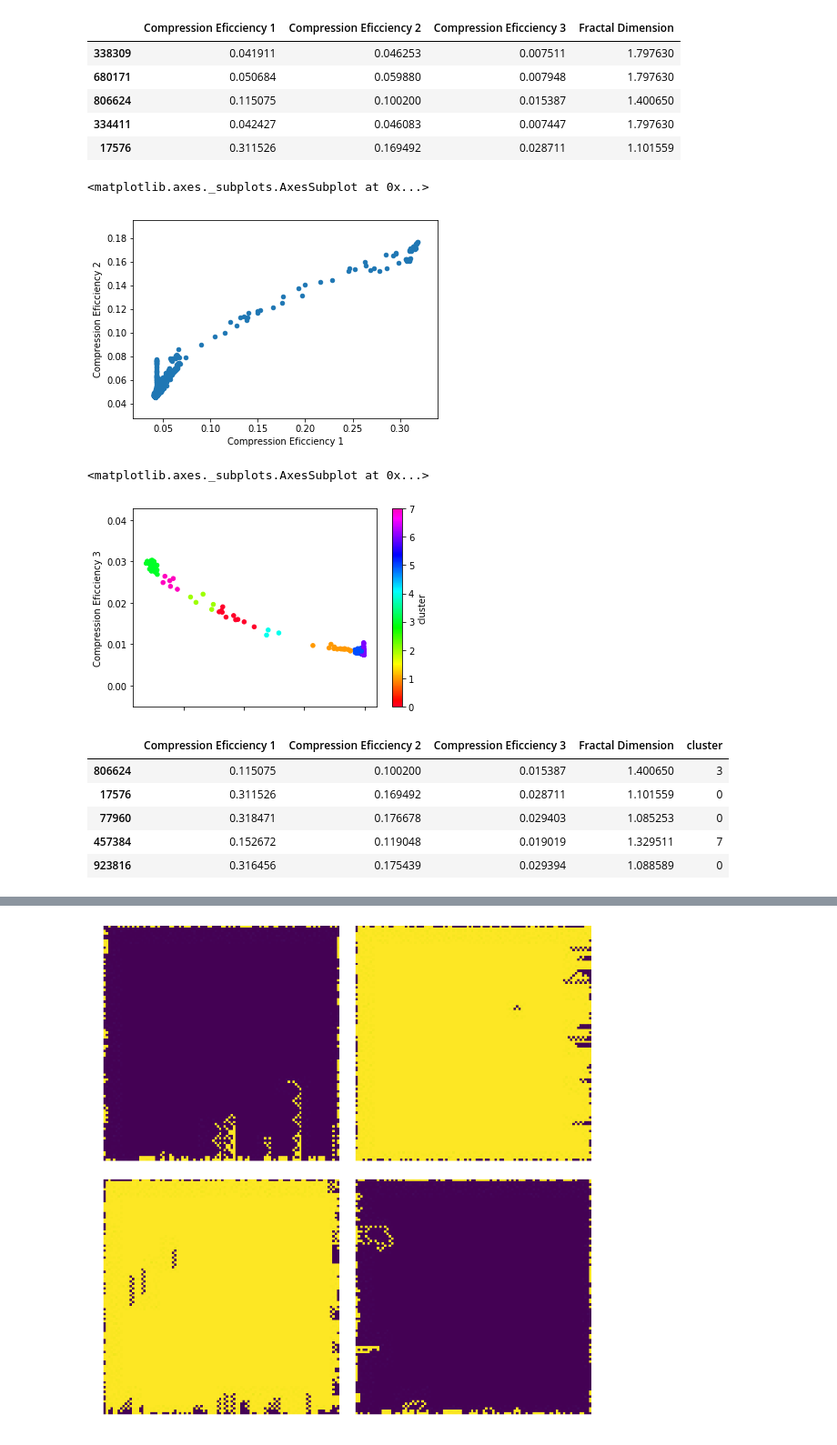
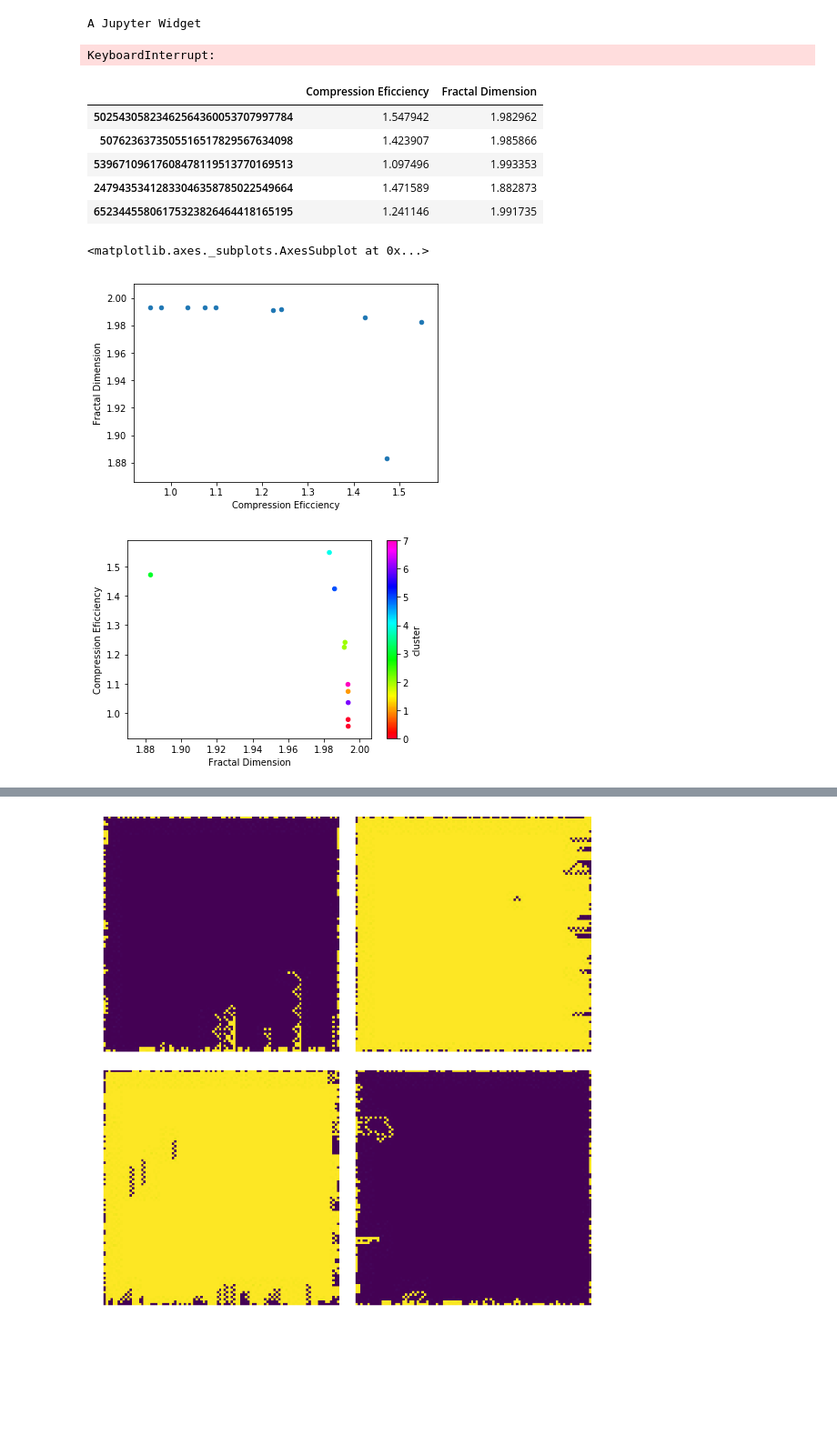
Before and after one commit to mathigatti/CellularAutomataClustering, a Jupyter notebook: clustering.ipynb, the cells around one changed output, grey strips where cells are left out. Shown at 91% size. Saved outputs shown, nothing was run; the diff lists cells and outputs as text; code cells hidden in the pictures; blank space fills up the shorter version.

Commit message:
tiff/gif metric and code improvements

```diff
--- a/clustering.ipynb
+++ b/clustering.ipynb
@@ -2,7 +2,8 @@
 from fractaldimension import fractal_dimension
 import cv2
 import os
-import number2automata
+
+%matplotlib inline
 
 def fractalDimension(number):
     im = cv2.imread('images/'+str(number)+'.tiff', cv2.IMREAD_GRAYSCALE)
@@ -10,13 +11,10 @@ def fractalDimension(number):
     return newDimension
 
 def compressionScore(number):
-    statinfo = os.stat('images/'+str(number)+'.png')
-    png = statinfo.st_size
+    statinfo = os.stat('images/'+str(number)+'.gif')
+    gif = statinfo.st_size
 
     statinfo = os.stat('images/'+str(number)+'.tiff')
     tiff = statinfo.st_size
 
-    statinfo = os.stat('images/'+str(number)+'.jpg')
-    jpg = statinfo.st_size
-
-    return 100/png,100/tiff,100/jpg
+    return tiff/gif
@@ -27,55 +29,53 @@ random.shuffle(numbers)
 # %%
+import random
+import math
+import number2automata
+
 scores = {}
 
-for i in range(1000):
-    number = numbers[i]
+lowerbound = math.pow(10,2)
+upperbound = math.pow(10,32)
+
+for _ in tqdm(range(5)):
+    number = random.randint(lowerbound,upperbound)
     number2automata.numberToAutomata(number,30)
     fscore = fractalDimension(number)
-    cscore1, cscore2, cscore3 = compressionScore(number)
-    scores[number] = {"Fractal Dimension":fscore,"Compression Eficciency 1":cscore1,"Compression Eficciency 2":cscore2,"Compression Eficciency 3":cscore3}
+    cscore = compressionScore(number)
+    scores[number] = {"Fractal Dimension":fscore,"Compression Eficciency":cscore}
+# %% [output]
+A Jupyter Widget
+KeyboardInterrupt:
 # %%
 import pandas as pd
 df = pd.DataFrame(scores)
 df = df.transpose()
 df.head()
 # %% [output]
-|  | Compression Eficciency 1 | Compression Eficciency 2 | Compression Eficciency 3 | Fractal Dimension |
-| 338309 | 0.041911 | 0.046253 | 0.007511 | 1.797630 |
-| 680171 | 0.050684 | 0.059880 | 0.007948 | 1.797630 |
-| 806624 | 0.115075 | 0.100200 | 0.015387 | 1.400650 |
-| 334411 | 0.042427 | 0.046083 | 0.007447 | 1.797630 |
-| 17576 | 0.311526 | 0.169492 | 0.028711 | 1.101559 |
+|  | Compression Eficciency | Fractal Dimension |
+| 50254305823462564360053707997784 | 1.547942 | 1.982962 |
+| 5076236373505516517829567634098 | 1.423907 | 1.985866 |
+| 53967109617608478119513770169513 | 1.097496 | 1.993353 |
+| 24794353412833046358785022549664 | 1.471589 | 1.882873 |
+| 65234455806175323826464418165195 | 1.241146 | 1.991735 |
 # %%
-df.plot(kind='scatter', x='Compression Eficciency 1', y='Compression Eficciency 2')
+df.plot(kind='scatter', x='Compression Eficciency',y="Fractal Dimension")
 # %% [output]
 <matplotlib.axes._subplots.AxesSubplot at 0x...>
-[figure, old version]
+[figure, new version]
 # %%
 from sklearn.cluster import AgglomerativeClustering
-import numpy as np
-clustering = AgglomerativeClustering(n_clusters=8).fit(df[['Fractal Dimension','Compression Eficciency 3']].values)
+clustering = AgglomerativeClustering(n_clusters=8).fit(df[['Fractal Dimension','Compression Eficciency']].values)
 df["cluster"] = clustering.labels_
 # %%
-%matplotlib inline
-
-import matplotlib
-import numpy as np
 import matplotlib.pyplot as plt
 from matplotlib import cm
 
+fig, ax = plt.subplots()
+
 cmap = cm.get_cmap('gist_rainbow')
+ax = df.plot(kind='scatter', x='Fractal Dimension', y='Compression Eficciency',cmap=cmap, c='cluster',ax=ax)
 
-df.plot(kind='scatter', x='Fractal Dimension', y='Compression Eficciency 3',cmap=cmap, c='cluster')
+plt.show()
 # %% [output]
-<matplotlib.axes._subplots.AxesSubplot at 0x...>
-[figure, old version]
+[figure, new version]
-# %%
-df[(df["Compression Eficciency 1"] < 8) & (df["Fractal Dimension"] < 1.7)].head()
-# %% [output]
-|  | Compression Eficciency 1 | Compression Eficciency 2 | Compression Eficciency 3 | Fractal Dimension | cluster |
-| 806624 | 0.115075 | 0.100200 | 0.015387 | 1.400650 | 3 |
-| 17576 | 0.311526 | 0.169492 | 0.028711 | 1.101559 | 0 |
-| 77960 | 0.318471 | 0.176678 | 0.029403 | 1.085253 | 0 |
-| 457384 | 0.152672 | 0.119048 | 0.019019 | 1.329511 | 7 |
-| 923816 | 0.316456 | 0.175439 | 0.029394 | 1.088589 | 0 |
 # %%
```
Also changed, not shown: parts of 5 cells of this notebook, 1 other file.
